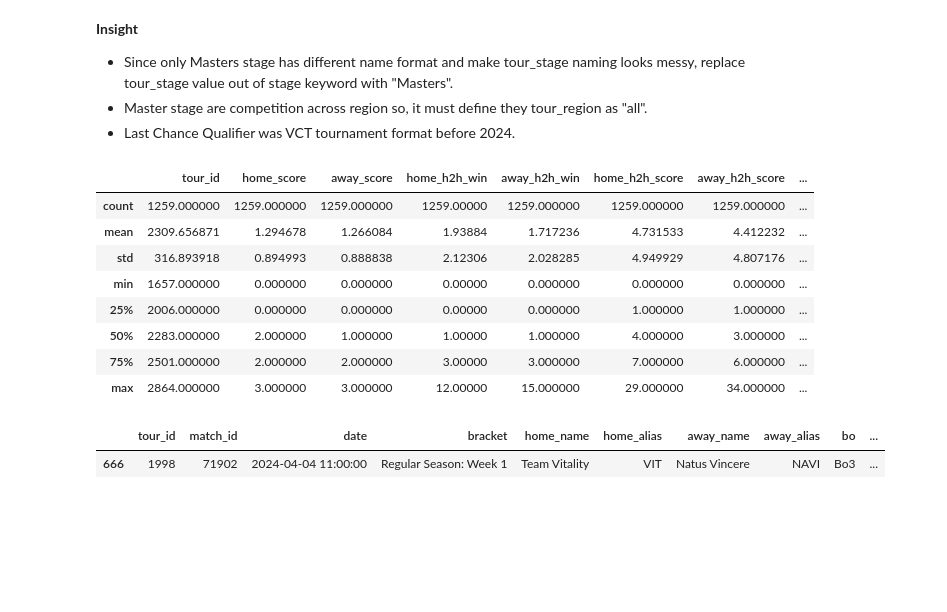
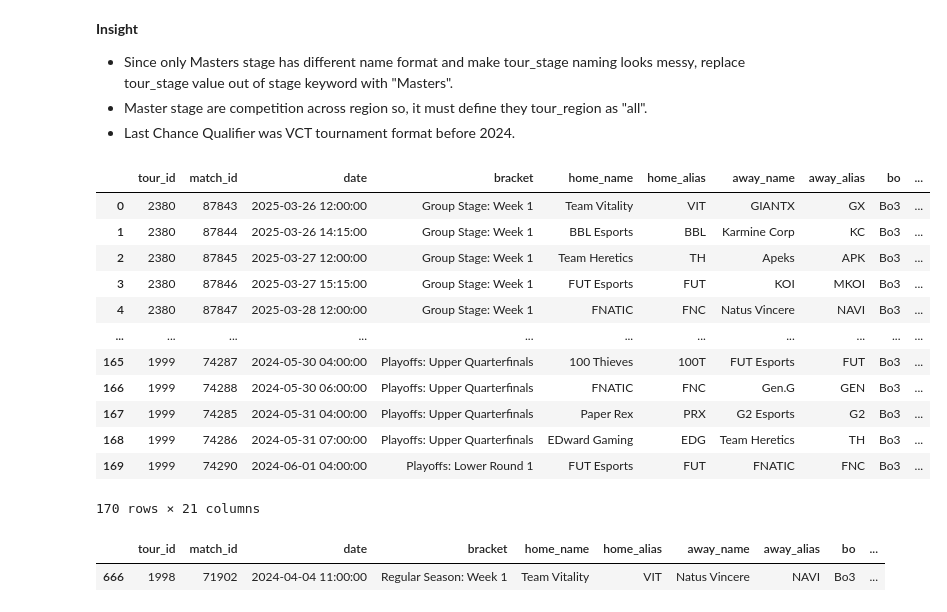
Before and after one commit to imkhlst/Valorant-Esports-Data-Pipeline-for-Analytics-and-Machine-Learning, a Jupyter notebook: notebooks/sqlite_query_experiments.ipynb, the cells around one changed output. Drawn from its saved outputs; the diff is of its cells as text; code cells hidden in the pictures; blank space fills up the shorter version.

```diff
--- a/notebooks/sqlite_query_experiments.ipynb
+++ b/notebooks/sqlite_query_experiments.ipynb
@@ -83,17 +86,21 @@ array(['completed', 'upcoming', 'ongoing'], dtype=object)
 - Last Chance Qualifier was VCT tournament format before 2024.
 # %%
 matches_df = pd.read_parquet(r"E:\Valorant-Esports-Data-Pipeline-for-Analytics-and-Machine-Learning\data\raw\matches.parquet")
-matches_df.describe()
+matches_df
 # %% [output]
-|  | tour_id | home_score | away_score | home_h2h_win | away_h2h_win | home_h2h_score | away_h2h_score | ... |
-| count | 1259.000000 | 1259.000000 | 1259.000000 | 1259.00000 | 1259.000000 | 1259.000000 | 1259.000000 | ... |
-| mean | 2309.656871 | 1.294678 | 1.266084 | 1.93884 | 1.717236 | 4.731533 | 4.412232 | ... |
-| std | 316.893918 | 0.894993 | 0.888838 | 2.12306 | 2.028285 | 4.949929 | 4.807176 | ... |
-| min | 1657.000000 | 0.000000 | 0.000000 | 0.00000 | 0.000000 | 0.000000 | 0.000000 | ... |
-| 25% | 2006.000000 | 0.000000 | 0.000000 | 0.00000 | 0.000000 | 1.000000 | 1.000000 | ... |
-| 50% | 2283.000000 | 2.000000 | 1.000000 | 1.00000 | 1.000000 | 4.000000 | 3.000000 | ... |
-| 75% | 2501.000000 | 2.000000 | 2.000000 | 3.00000 | 3.000000 | 7.000000 | 6.000000 | ... |
-| max | 2864.000000 | 3.000000 | 3.000000 | 12.00000 | 15.000000 | 29.000000 | 34.000000 | ... |
+|  | tour_id | match_id | date | bracket | home_name | home_alias | away_name | away_alias | bo | ... |
+| 0 | 2380 | 87843 | 2025-03-26 12:00:00 | Group Stage: Week 1 | Team Vitality | VIT | GIANTX | GX | Bo3 | ... |
+| 1 | 2380 | 87844 | 2025-03-26 14:15:00 | Group Stage: Week 1 | BBL Esports | BBL | Karmine Corp | KC | Bo3 | ... |
+| 2 | 2380 | 87845 | 2025-03-27 12:00:00 | Group Stage: Week 1 | Team Heretics | TH | Apeks | APK | Bo3 | ... |
+| 3 | 2380 | 87846 | 2025-03-27 15:15:00 | Group Stage: Week 1 | FUT Esports | FUT | KOI | MKOI | Bo3 | ... |
+| 4 | 2380 | 87847 | 2025-03-28 12:00:00 | Group Stage: Week 1 | FNATIC | FNC | Natus Vincere | NAVI | Bo3 | ... |
+| ... | ... | ... | ... | ... | ... | ... | ... | ... | ... | ... |
+| 165 | 1999 | 74287 | 2024-05-30 04:00:00 | Playoffs: Upper Quarterfinals | 100 Thieves | 100T | FUT Esports | FUT | Bo3 | ... |
+| 166 | 1999 | 74288 | 2024-05-30 06:00:00 | Playoffs: Upper Quarterfinals | FNATIC | FNC | Gen.G | GEN | Bo3 | ... |
+| 167 | 1999 | 74285 | 2024-05-31 04:00:00 | Playoffs: Upper Quarterfinals | Paper Rex | PRX | G2 Esports | G2 | Bo3 | ... |
+| 168 | 1999 | 74286 | 2024-05-31 07:00:00 | Playoffs: Upper Quarterfinals | EDward Gaming | EDG | Team Heretics | TH | Bo3 | ... |
+| 169 | 1999 | 74290 | 2024-06-01 04:00:00 | Playoffs: Lower Round 1 | FUT Esports | FUT | FNATIC | FNC | Bo3 | ... |
+170 rows × 21 columns
 # %%
 matches_df[matches_df["match_id"] == "71902"]
 # %% [output]
```
Also changed, not shown: parts of 2 cells of this notebook, 7 other files.
